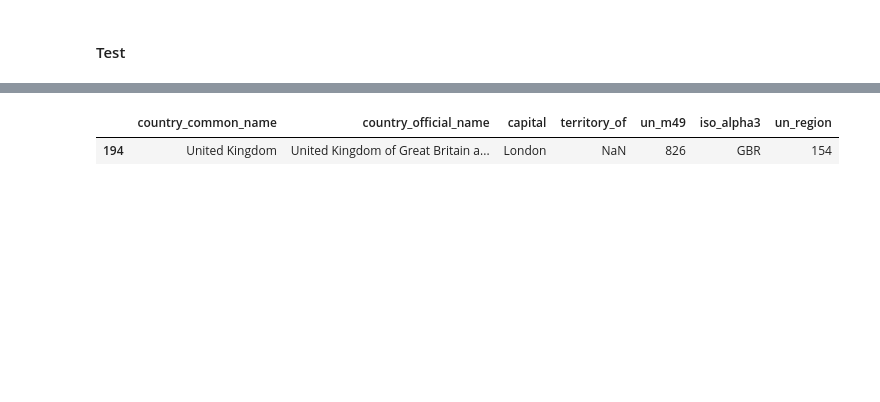
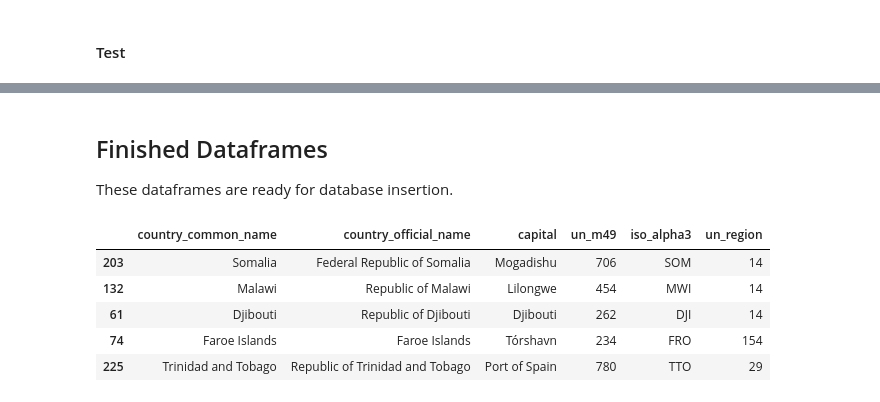
Before and after one commit to skustes/UN-Regions-and-Countries, a Jupyter notebook: Countries & UN Regions.ipynb, the cells around one changed output, grey strips where cells are left out. Drawn from its saved outputs; the diff is of its cells as text; code cells hidden in the pictures; blank space fills up the shorter version.

Commit message:
Data cleaned and rationalized, ready for database insertion

```diff
--- a/Countries & UN Regions.ipynb
+++ b/Countries & UN Regions.ipynb
@@ -753,5 +720,14 @@ countries.query( 'territory_of == "United Kingdom"' )
-# %%
-countries[ countries['country_common_name'] == 'United Kingdom' ]
-# %% [output]
-|  | country_common_name | country_official_name | capital | territory_of | un_m49 | iso_alpha3 | un_region |
-| 194 | United Kingdom | United Kingdom of Great Britain a... | London | NaN | 826 | GBR | 154 |
+# %% [markdown]
+<a id='final'></a>
+## Finished Dataframes
+
+These dataframes are ready for database insertion.
+# %%
+countries.sample(5)
+# %% [output]
+|  | country_common_name | country_official_name | capital | un_m49 | iso_alpha3 | un_region |
+| 203 | Somalia | Federal Republic of Somalia | Mogadishu | 706 | SOM | 14 |
+| 132 | Malawi | Republic of Malawi | Lilongwe | 454 | MWI | 14 |
+| 61 | Djibouti | Republic of Djibouti | Djibouti | 262 | DJI | 14 |
+| 74 | Faroe Islands | Faroe Islands | Tórshavn | 234 | FRO | 154 |
+| 225 | Trinidad and Tobago | Republic of Trinidad and Tobago | Port of Spain | 780 | TTO | 29 |
```
Also changed, not shown: parts of 28 cells of this notebook.
